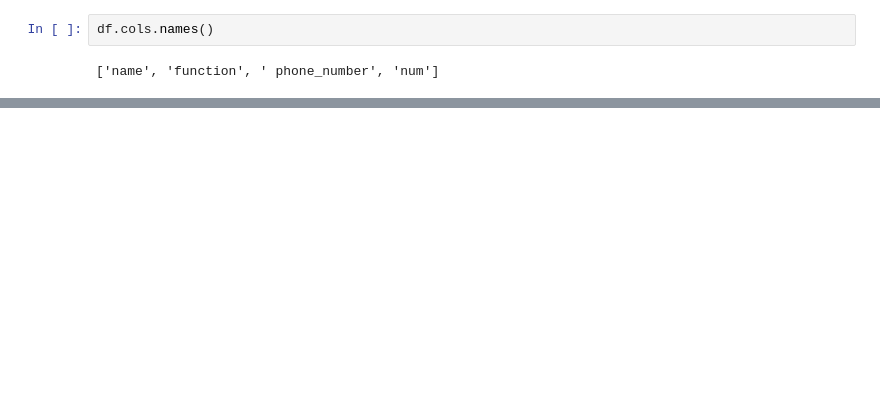
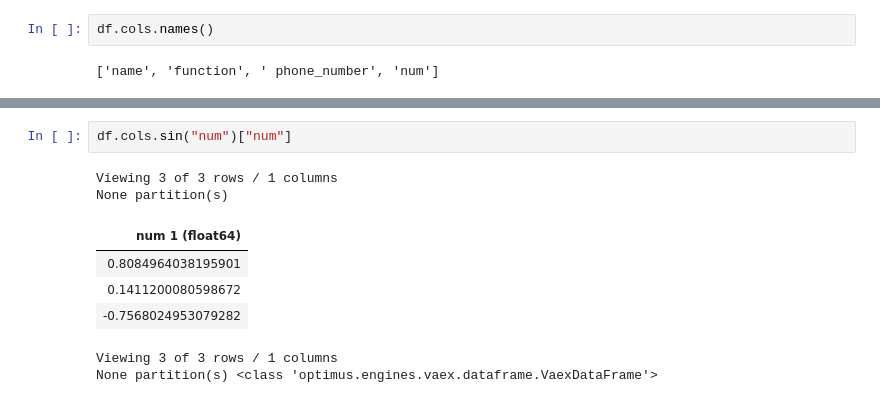
Before and after one commit to PacktPublishing/Data-Processing-with-Optimus, a Jupyter notebook: Chapter10/Chapter Ten - Data Processing with Optimus.ipynb, the cells around one changed output, grey strips where cells are left out. Drawn from its saved outputs; the diff is of its cells as text; blank space fills up the shorter version.

```diff
--- a/Chapter10/Chapter Ten - Data Processing with Optimus.ipynb
+++ b/Chapter10/Chapter Ten - Data Processing with Optimus.ipynb
@@ -235,0 +67,11 @@ df
+# %%
+df.cols.sin("num")["num"]
+# %% [output]
+Viewing 3 of 3 rows / 1 columns
+None partition(s)
+| num 1 (float64) |
+| 0.8084964038195901 |
+| 0.1411200080598672 |
+| -0.7568024953079282 |
+Viewing 3 of 3 rows / 1 columns
+None partition(s) <class 'optimus.engines.vaex.dataframe.VaexDataFrame'>
```
Also changed, not shown: parts of 56 cells of this notebook.
